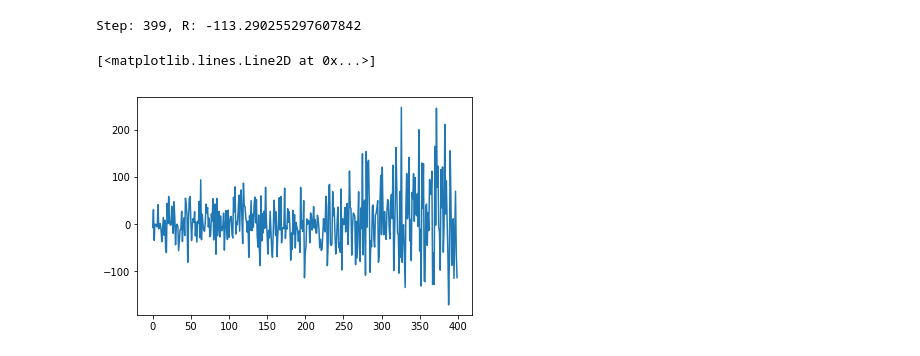
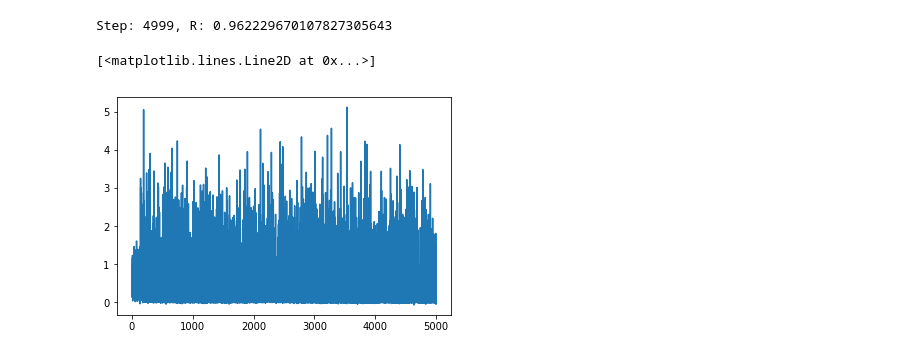
Before and after one commit to act65/masters-thesis, a Jupyter notebook: code/lr-2-rl.ipynb, the cells around one changed output. Cells and saved outputs as stored; diff of their text form; code cells hidden in the pictures.

```diff
--- a/code/lr-2-rl.ipynb
+++ b/code/lr-2-rl.ipynb
@@ -313,24 +423,5 @@ def play_episode(player, env, is_training):
-# %%
-def eval_player(env, player, n_episodes, is_training=True):
-    """
-    Args:
-        env: must have a callable env.step fn that takes [state x action)s and returns (new_state, reward)
-        player: a callable fn that returns actions given the current state
-
-    Returns:
-        Rs: Rewards as a fn of time
-    """
-    Rs = []
-    for i in range(n_episodes):
-
-        r = play_episode(player, env, is_training)
-        Rs.append(r)
-
-        print('\rStep: {}, R: {}'.format(i, r), end='', flush=True)
-
-    return Rs
 # %%
 player = Worker(ActorCritic(n_arms, batch_size=50, time_steps=100), 50)
-rs = eval_player(bandit, player, 500)
-plt.plot(rs)
+regrets = eval_player(bandit, player, 500)
+plt.plot(regrets)
 # %% [output]
@@ -343,4 +446,4 @@ plt.plot(rs)
 # %%
-player = lambda x, y, z: np.random.randint(0, n_arms)
+player = lambda *x: np.random.randint(0, n_arms)
 rs = eval_player(bandit, player, 500)
 plt.plot(rs)
@@ -354,23 +453,23 @@ def eval_meta_player(player, n_episodes):
     Meta learning. We give the learner a new problem to solve every time.
     We hope to see that as training progresses, the learner can solve them 'better'.
     """
-    Rs = []
+    regrets = []
     for i in range(n_episodes):
         bandit = Env(n_arms)  # a new env every time
         r = eval_player(env=bandit, player=player, n_episodes=1)
-        r = sum(r)
-        Rs.append(r)
-        print('\rStep: {}, R: {}'.format(i, r), end='', flush=True)
+        r = np.mean(r)
+        regrets.append(np.max(bandit.means)-r)
+        print('\rStep: {}, R: {}'.format(i, regrets[-1]), end='', flush=True)
 
-    return Rs
+    return regrets
 # %%
-player = Worker(ActorCritic(n_arms, batch_size=50, time_steps=100), 50)
-rs = eval_meta_player(player, 500)
+player = Worker(ActorCritic(n_arms, batch_size=100, time_steps=100), 100)
+rs = eval_meta_player(player, 5000)
 plt.plot(rs)
 # %% [output]
-Step: 399, R: -113.290255297607842
+Step: 4999, R: 0.962229670107827305643
 [<matplotlib.lines.Line2D at 0x...>]
-[figure, old version]
+[figure, new version]
 # %%
 # how can you fairly evaluate this?
 # we have been training on the test data...!?
```
Also changed, not shown: parts of 22 cells of this notebook, 1 other file.
